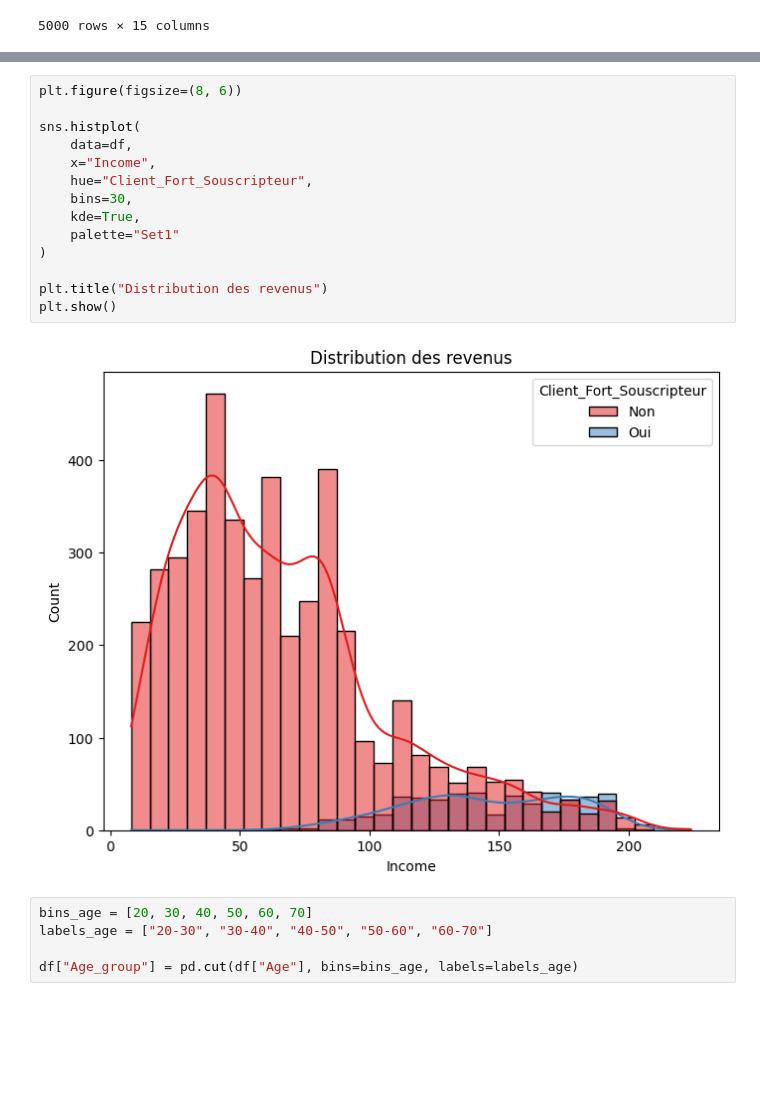
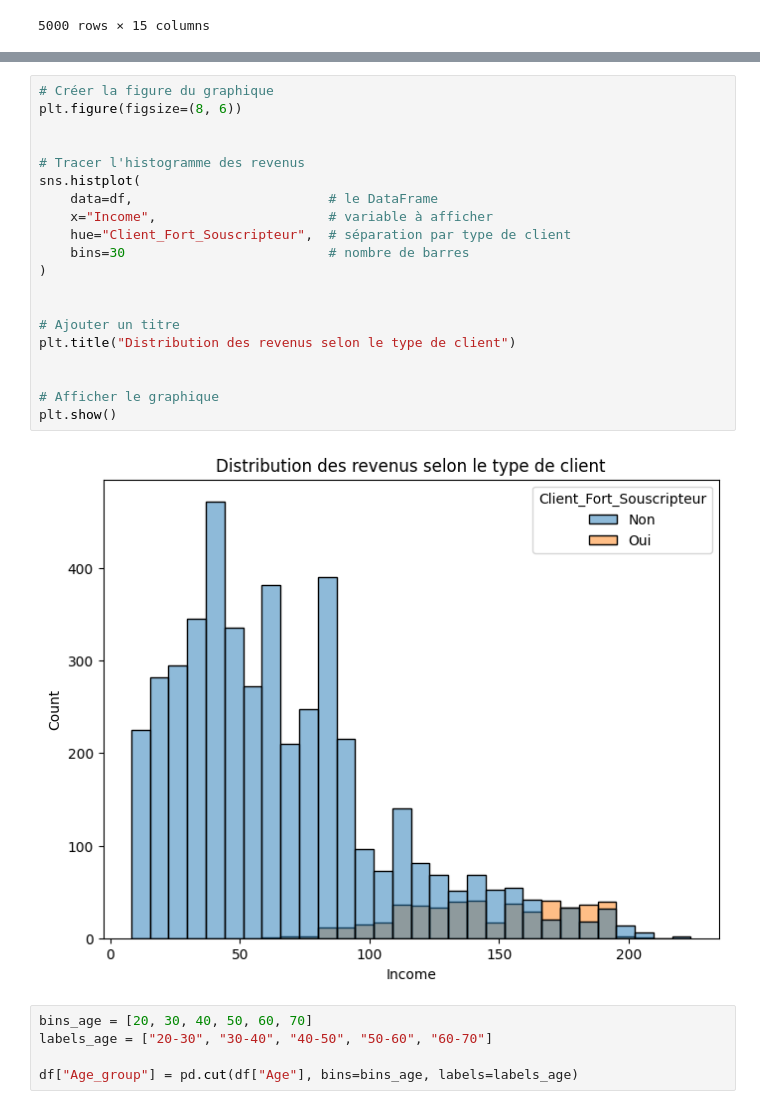
Before and after one commit to mpakaBrice/bank-loan-analysis, a Jupyter notebook: prêt_bancaire_projet.ipynb, the cells around one changed output, grey strips where cells are left out. Saved outputs shown, nothing was run; the diff lists cells and outputs as text; blank space fills up the shorter version.

```diff
--- a/prêt_bancaire_projet.ipynb
+++ b/prêt_bancaire_projet.ipynb
@@ -245,19 +245,25 @@ df
 # %%
+# Créer la figure du graphique
 plt.figure(figsize=(8, 6))
 
+
+# Tracer l'histogramme des revenus
 sns.histplot(
-    data=df,
-    x="Income",
-    hue="Client_Fort_Souscripteur",
-    bins=30,
-    kde=True,
-    palette="Set1"
+    data=df,                         # le DataFrame
+    x="Income",                      # variable à afficher
+    hue="Client_Fort_Souscripteur",  # séparation par type de client
+    bins=30                          # nombre de barres
 )
 
-plt.title("Distribution des revenus")
+
+# Ajouter un titre
+plt.title("Distribution des revenus selon le type de client")
+
+
+# Afficher le graphique
 plt.show()
 # %% [output]
-[figure, old version]
+[figure, new version]
 # %%
 bins_age = [20, 30, 40, 50, 60, 70]
 labels_age = ["20-30", "30-40", "40-50", "50-60", "60-70"]
```
Also changed, not shown: parts of 4 cells of this notebook.
